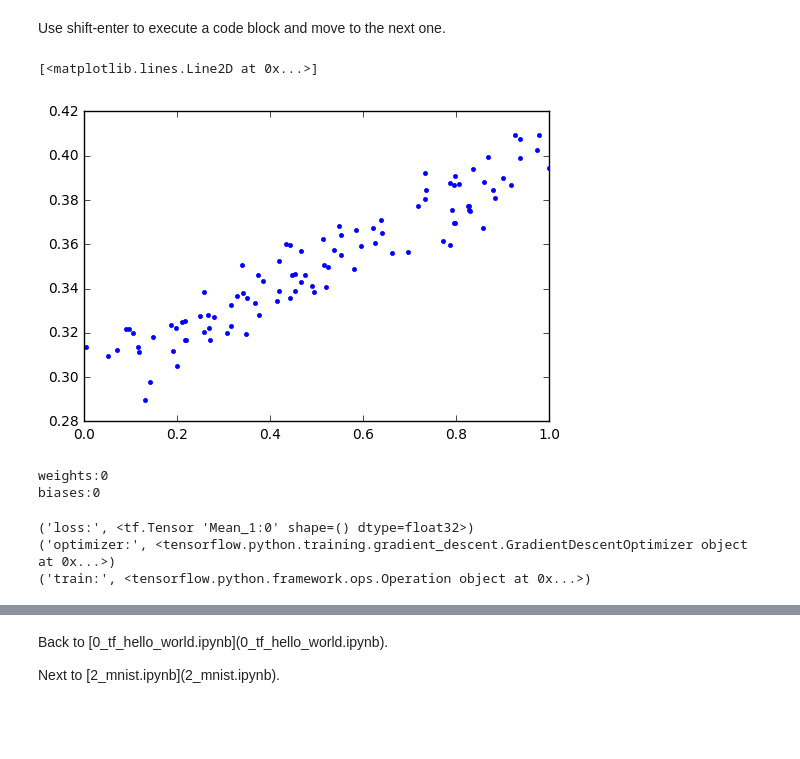
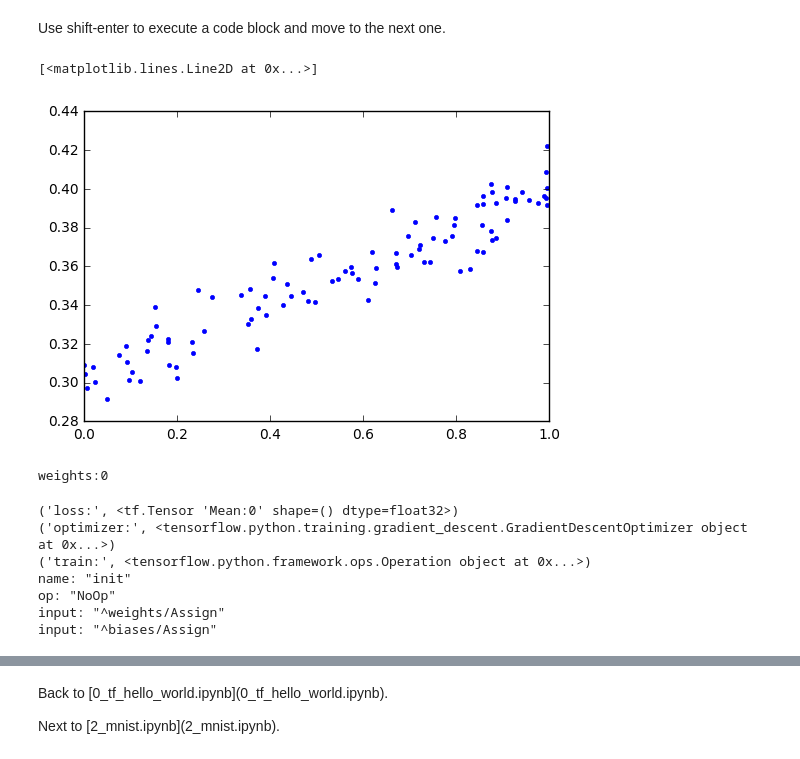
Before and after one commit to abhi21/tf-tutorial, a Jupyter notebook: 1_linear_regression_model.ipynb, the cells around one changed output, grey strips where cells are left out. Saved outputs shown, nothing was run; the diff lists cells and outputs as text; code cells hidden in the pictures; blank space fills up the shorter version.

```diff
--- a/1_linear_regression_model.ipynb
+++ b/1_linear_regression_model.ipynb
@@ -10,27 +10,26 @@ import pylab
 # %%
 # 1.2 Create input data using NumPy. y = x * 0.1 + 0.3 + noise
 x_data = np.random.rand(100).astype(np.float32)
 noise = np.random.normal(scale=0.01, size=len(x_data))
 y_data = x_data * 0.1 + 0.3 + noise
 
 # Uncomment the following line to plot our input data.
-#pylab.plot(x_data, y_data, '.')
+pylab.plot(x_data, y_data, '.')
 # %% [output]
 [<matplotlib.lines.Line2D at 0x...>]
-[figure, old version]
+[figure, new version]
 # %%
 # 1.3 Buld inference graph.
 # Create Variables W and b that compute y_data = W * x_data + b
-W = tf.Variable(tf.random_uniform([1], 0.0, 1.0), name="?")
-b = tf.Variable(tf.zeros([1]), name="?")
+W = tf.Variable(tf.random_uniform([1], 0.0, 1.0), name="weights")
+b = tf.Variable(tf.zeros([1]), name="biases")
 y = W * x_data + b
 
 # Uncomment the following lines to see W and b are.
-#print(W.name)
+print(W.name)
 #print(b.name)
 # %% [output]
 weights:0
-biases:0
 # %%
 # 1.4 Build training graph.
 loss = tf.reduce_mean(tf.square(y - y_data))  # Create an operation that calculates loss.
@@ -39,13 +38,17 @@ train = optimizer.minimize(loss)  # Create an operation that minimizes loss.
 init = tf.initialize_all_variables()  # Create an operation initializes all the variables.
 
 # Uncomment the following 3 lines to see what 'loss', 'optimizer' and 'train' are.
-#print("loss:", loss)
-#print("optimizer:", optimizer)
-#print("train:", train)
-# print(init)
+print("loss:", loss)
+print("optimizer:", optimizer)
+print("train:", train)
+print(init)
 # %% [output]
-('loss:', <tf.Tensor 'Mean_1:0' shape=() dtype=float32>)
+('loss:', <tf.Tensor 'Mean:0' shape=() dtype=float32>)
 ('optimizer:', <tensorflow.python.training.gradient_descent.GradientDescentOptimizer object at 0x...>)
 ('train:', <tensorflow.python.framework.ops.Operation object at 0x...>)
+name: "init"
+op: "NoOp"
+input: "^weights/Assign"
+input: "^biases/Assign"
 # %%
 # 1.5 Uncomment the following line to see what we have built.
```
Also changed, not shown: parts of 4 cells of this notebook, 2 other files.
